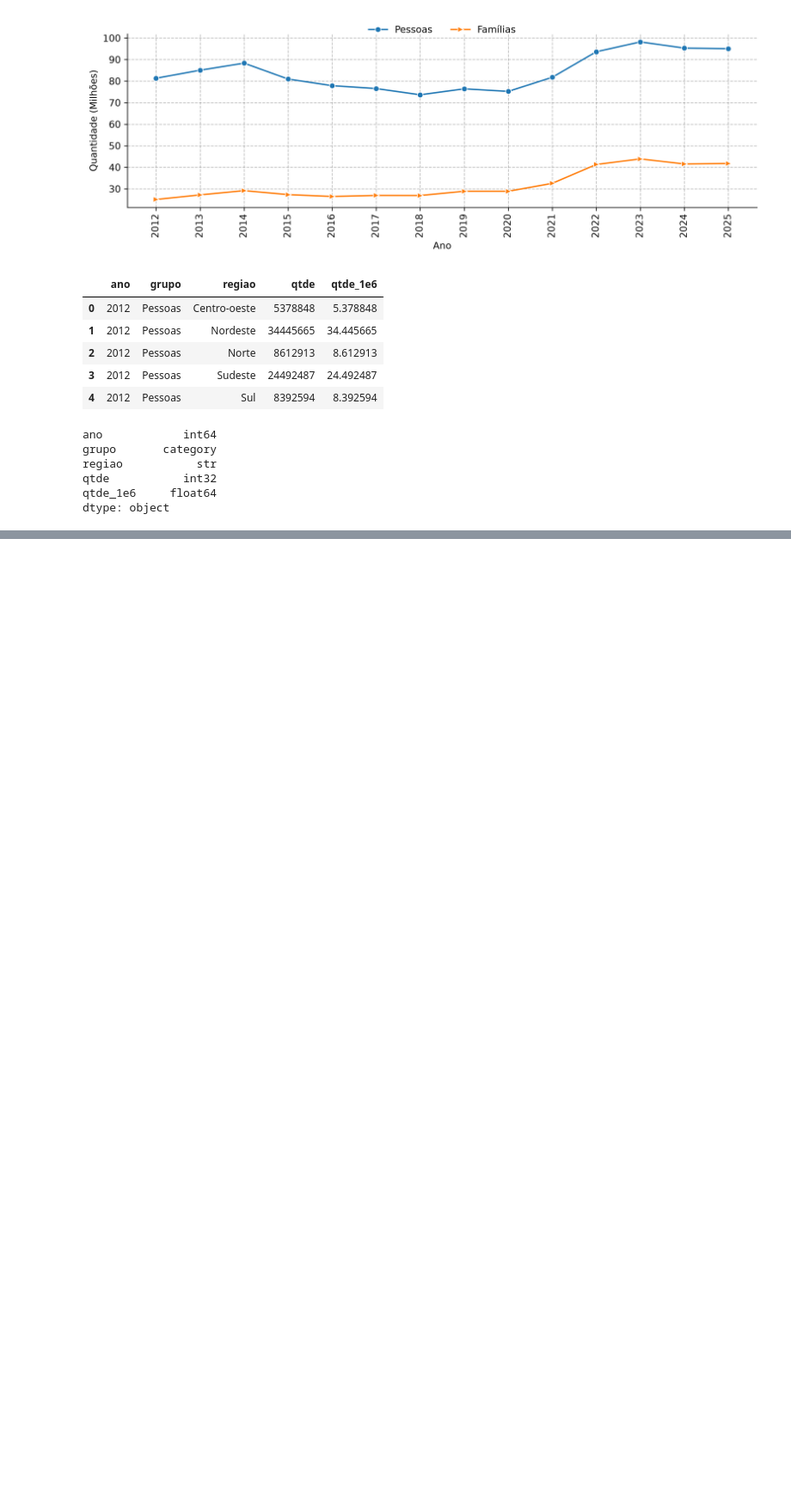
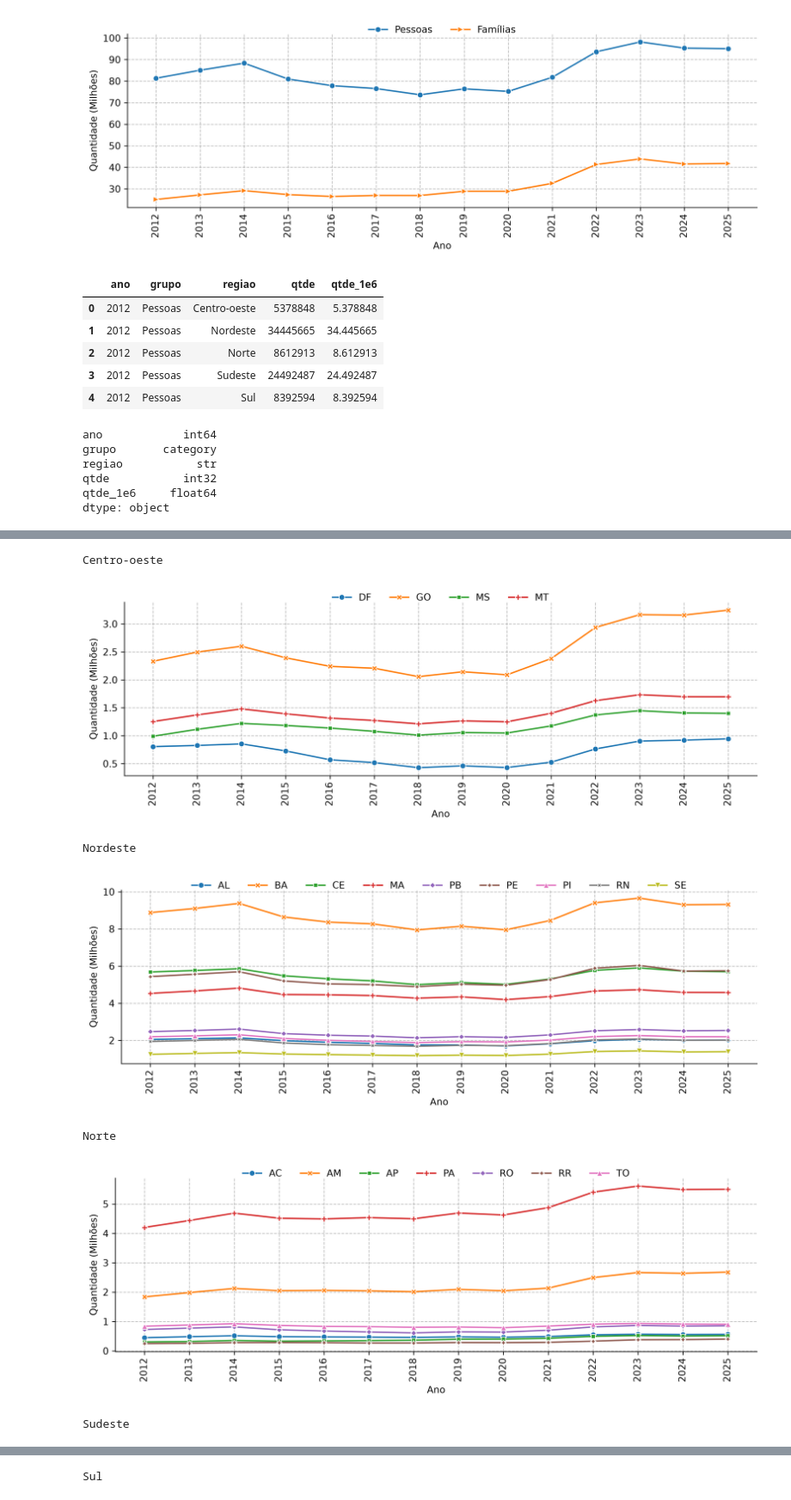
Before and after one commit to LazaroDamasceno/Dissertacao, a Jupyter notebook: analises/cad_unico/pessoas_familias/analise.ipynb, the cells around one changed output, grey strips where cells are left out. Shown at 86% size. Saved outputs shown, nothing was run; the diff lists cells and outputs as text; code cells hidden in the pictures; blank space fills up the shorter version.

Commit message:
Criou as figuras pessoas_familias_cadunico_ufs_*.png para as UFs de cada de região

```diff
--- a/analises/cad_unico/pessoas_familias/analise.ipynb
+++ b/analises/cad_unico/pessoas_familias/analise.ipynb
@@ -122,7 +122,10 @@ df_qtde_por_ano_regiao = (
     .agg('sum')
     .reset_index()
     .assign(
-        qtde = lambda x: pd.to_numeric(x['qtde'], downcast='integer'),
+        qtde = lambda x: pd.to_numeric(
+            x['qtde'],
+            downcast='integer'
+        ),
         qtde_1e6 = lambda x: x['qtde'] / 1e6
     )
 )
@@ -145,9 +148,9 @@ qtde           int32
 qtde_1e6     float64
 dtype: object
 # %%
-for regiao in df_qtde_por_ano_regiao['regiao'].unique():
+for (regiao, df_por_regiao) in df_qtde_por_ano_regiao.groupby('regiao'):
     print(regiao)
-    df_por_regiao = df_qtde_por_ano_regiao.query('regiao == @regiao').reset_index(drop=True)
+    print(type(df_por_regiao))
 
     fig, ax = plt.subplots(
         figsize=(10, 3.5),
@@ -189,0 +237,2 @@ Sul
+# %%
+df_qtde_por_ano_regiao_uf_grupo_pessoas = df_qtde_por_ano_regiao_uf.query('grupo == "Pessoas"')
@@ -189,0 +248,39 @@ Sul
+# %%
+for (regiao, df_por_regiao) in df_qtde_por_ano_regiao_uf_grupo_pessoas.groupby('regiao'):
+    print(regiao)
+
+    fig, ax = plt.subplots(
+        figsize=(10, 3.5),
+        dpi=300,
+        layout='constrained'
+    )
+
+    sns.lineplot(
+        df_por_regiao,
+        x='ano',
+        y='qtde_1e6',
+        hue='sigla_uf',
+        style='sigla_uf',
+        markers=True,
+        errorbar=None,
+        dashes=False,
+        ax=ax
+    )
+
+    ax.spines[['top', 'right']].set_visible(False)
+    ax.set_ylabel('Quantidade (Milhões)')
+    ax.set_xlabel('Ano')
+    ax.set_xticks(anos, labels=anos, rotation=90)
+    ax.grid(color='grey', linestyle='--', alpha=0.5)
+    ax.legend(loc='upper center', bbox_to_anchor=(0.5, 1.1), ncols=9, frameon=False)
+
+    fig.savefig(f'pessoas_familias_cadunico_ufs_{regiao}', dpi=300, bbox_inches='tight')
+    plt.show()
+# %% [output]
+Centro-oeste
+[figure, added]
+Nordeste
+[figure, added]
+Norte
+[figure, added]
+Sudeste
@@ -189,0 +288 @@ Sul
+Sul
```
Also changed, not shown: parts of 5 cells of this notebook, 5 other files.
